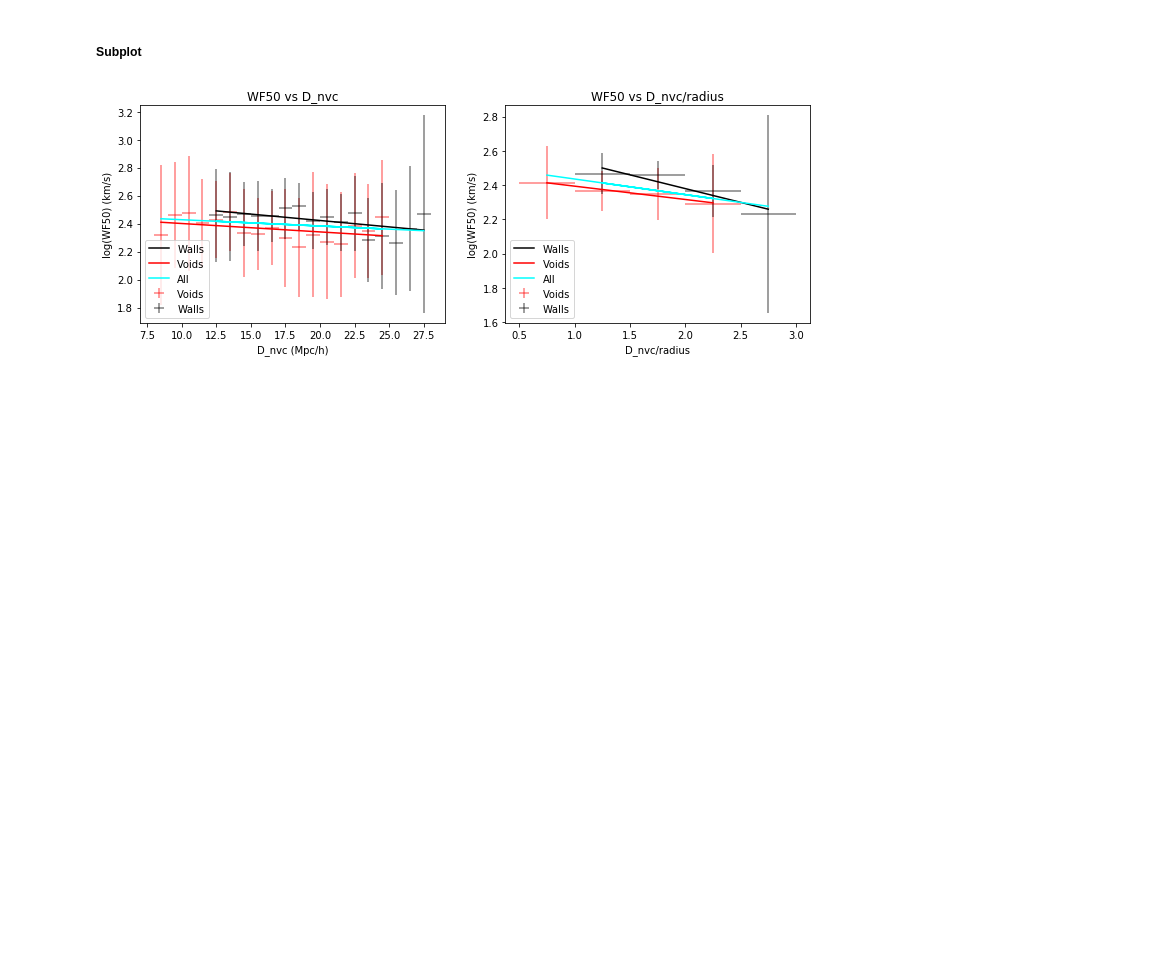
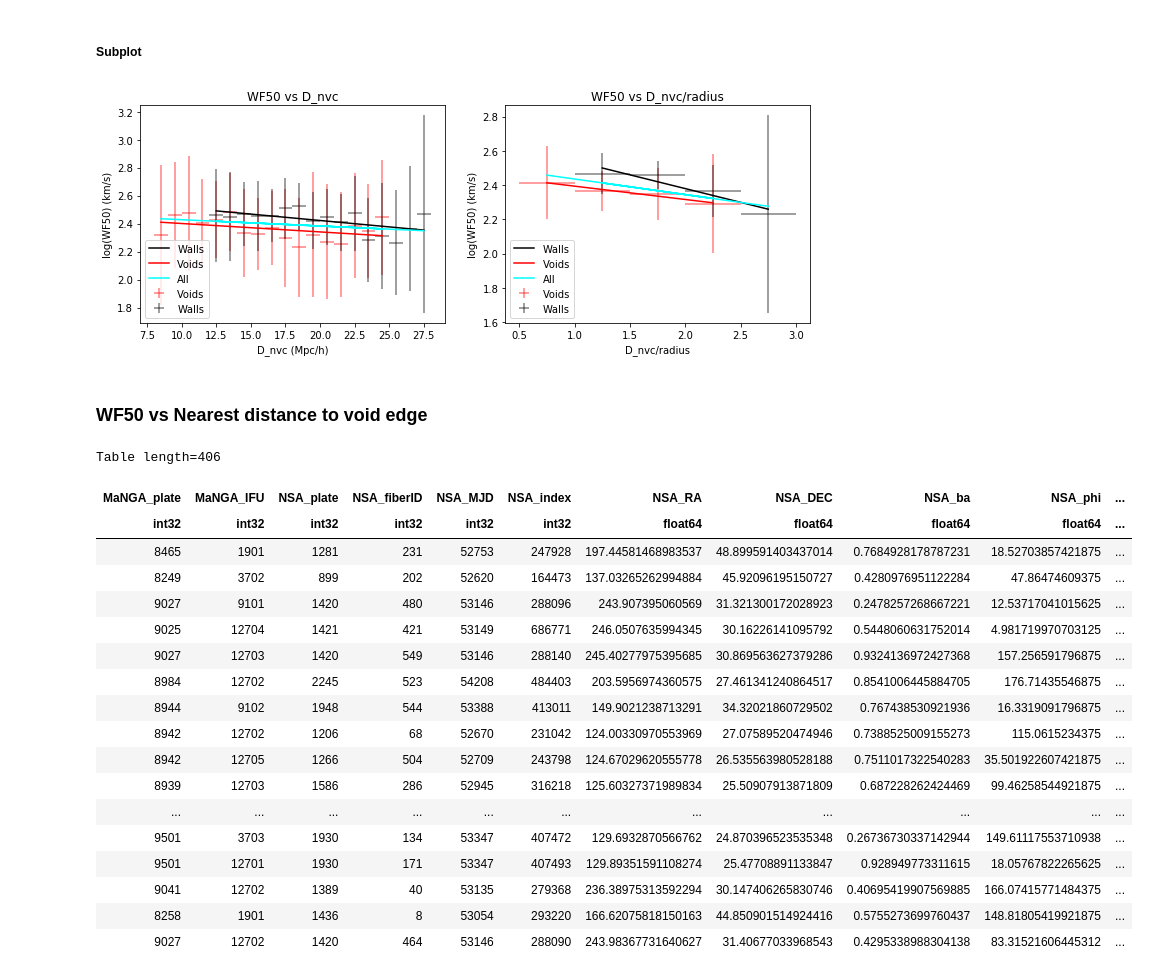
Before and after one commit to usiam/Summer-20_Galactic-Rotation-Curves-And-Dark-Matter, a Jupyter notebook: 11. Nearest_distance_plots.ipynb, the cells around one changed output. Saved outputs shown, nothing was run; the diff lists cells and outputs as text; code cells hidden in the pictures; blank space fills up the shorter version.

```diff
--- a/11. Nearest_distance_plots.ipynb
+++ b/11. Nearest_distance_plots.ipynb
@@ -648,3 +661,27 @@ axs[1].legend(loc = 'lower left')
 plt.show()
 # %% [output]
 [figure]
+# %% [markdown]
+### WF50 vs Nearest distance to void edge
+# %%
+mangaHIall
+# %% [output]
+Table length=406
+| MaNGA_plate | MaNGA_IFU | NSA_plate | NSA_fiberID | NSA_MJD | NSA_index | NSA_RA | NSA_DEC | NSA_ba | NSA_phi | ... |
+| int32 | int32 | int32 | int32 | int32 | int32 | float64 | float64 | float64 | float64 | ... |
+| 8465 | 1901 | 1281 | 231 | 52753 | 247928 | 197.44581468983537 | 48.899591403437014 | 0.7684928178787231 | 18.52703857421875 | ... |
+| 8249 | 3702 | 899 | 202 | 52620 | 164473 | 137.03265262994884 | 45.92096195150727 | 0.4280976951122284 | 47.86474609375 | ... |
+| 9027 | 9101 | 1420 | 480 | 53146 | 288096 | 243.907395060569 | 31.321300172028923 | 0.2478257268667221 | 12.53717041015625 | ... |
+| 9025 | 12704 | 1421 | 421 | 53149 | 686771 | 246.0507635994345 | 30.16226141095792 | 0.5448060631752014 | 4.981719970703125 | ... |
+| 9027 | 12703 | 1420 | 549 | 53146 | 288140 | 245.40277975395685 | 30.869563627379286 | 0.9324136972427368 | 157.256591796875 | ... |
+| 8984 | 12702 | 2245 | 523 | 54208 | 484403 | 203.5956974360575 | 27.461341240864517 | 0.8541006445884705 | 176.71435546875 | ... |
+| 8944 | 9102 | 1948 | 544 | 53388 | 413011 | 149.9021238713291 | 34.32021860729502 | 0.767438530921936 | 16.3319091796875 | ... |
+| 8942 | 12702 | 1206 | 68 | 52670 | 231042 | 124.00330970553969 | 27.07589520474946 | 0.7388525009155273 | 115.0615234375 | ... |
+| 8942 | 12705 | 1266 | 504 | 52709 | 243798 | 124.67029620555778 | 26.535563980528188 | 0.7511017322540283 | 35.501922607421875 | ... |
+| 8939 | 12703 | 1586 | 286 | 52945 | 316218 | 125.60327371989834 | 25.50907913871809 | 0.687228262424469 | 99.46258544921875 | ... |
+| ... | ... | ... | ... | ... | ... | ... | ... | ... | ... | ... |
+| 9501 | 3703 | 1930 | 134 | 53347 | 407472 | 129.6932870566762 | 24.870396523535348 | 0.26736730337142944 | 149.61117553710938 | ... |
+| 9501 | 12701 | 1930 | 171 | 53347 | 407493 | 129.89351591108274 | 25.47708891133847 | 0.928949773311615 | 18.05767822265625 | ... |
+| 9041 | 12702 | 1389 | 40 | 53135 | 279368 | 236.38975313592294 | 30.147406265830746 | 0.40695419907569885 | 166.07415771484375 | ... |
+| 8258 | 1901 | 1436 | 8 | 53054 | 293220 | 166.62075818150163 | 44.850901514924416 | 0.5755273699760437 | 148.81805419921875 | ... |
+| 9027 | 12702 | 1420 | 464 | 53146 | 288090 | 243.98367731640627 | 31.40677033968543 | 0.4295338988304138 | 83.31521606445312 | ... |
```
Also changed, not shown: parts of 4 cells of this notebook.
